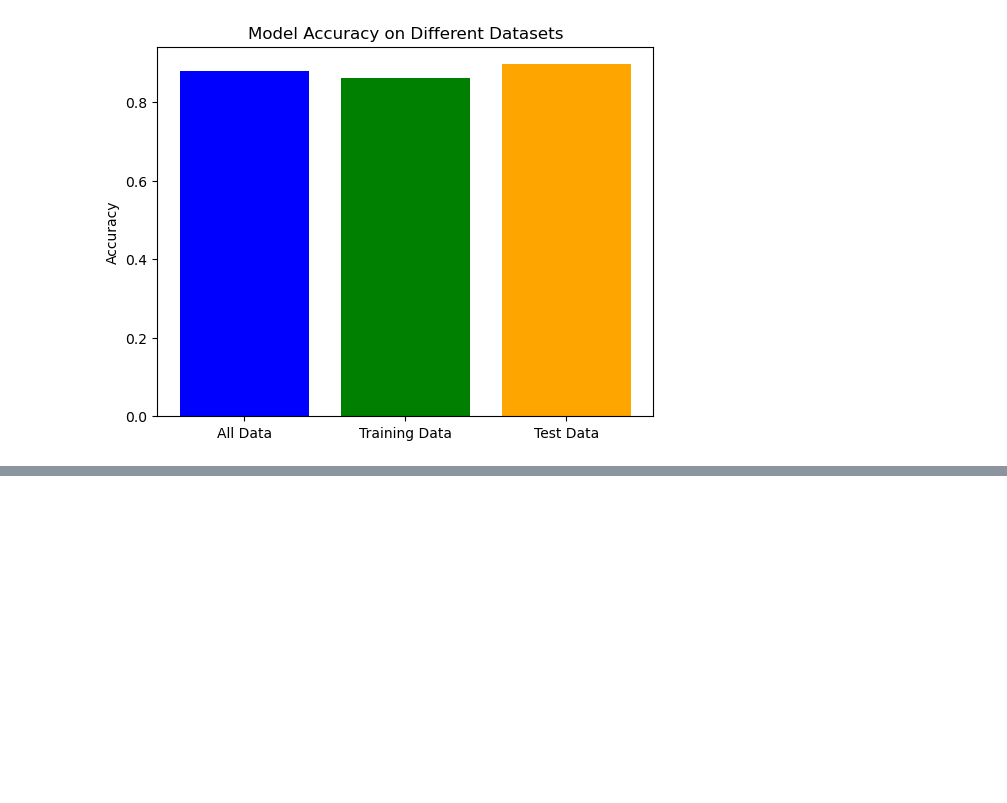
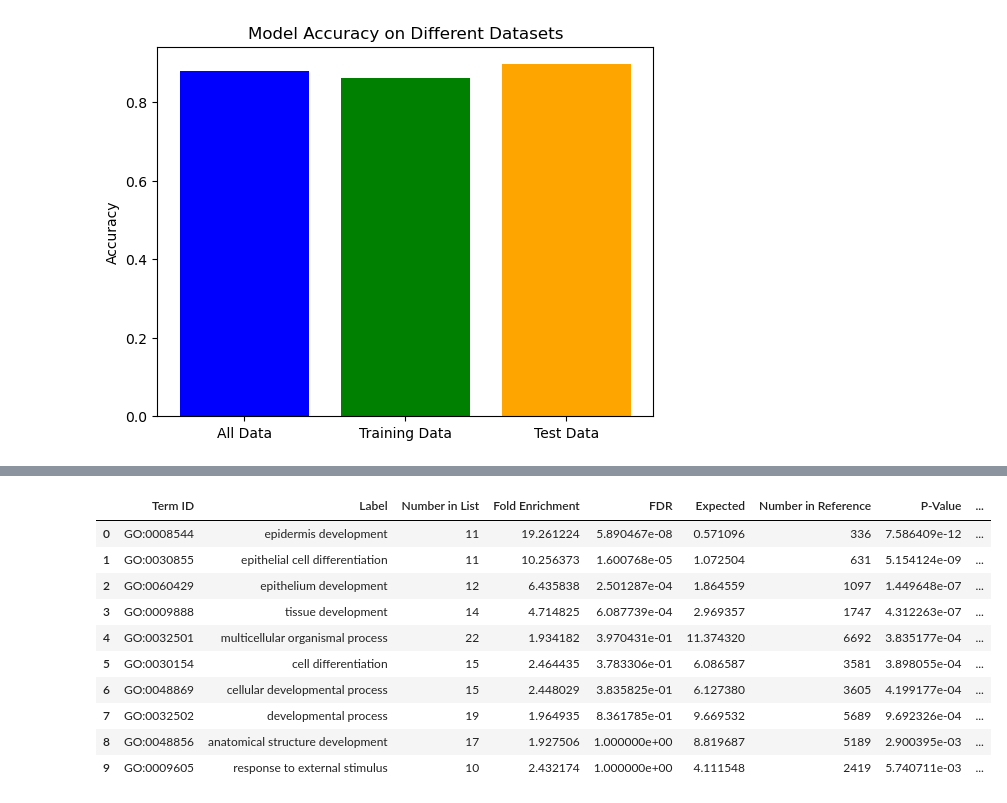
Before and after one commit to anniejs02/BIOINF-575-Project, a Jupyter notebook: Bioinf_575_Cancer_Subtypes_vp.ipynb, the cells around one changed output, grey strips where cells are left out. Cells and saved outputs as stored; diff of their text form; code cells hidden in the pictures; blank space fills up the shorter version.

```diff
--- a/Bioinf_575_Cancer_Subtypes_vp.ipynb
+++ b/Bioinf_575_Cancer_Subtypes_vp.ipynb
@@ -485,17 +416,0 @@ import goatools
-# %%
-from goatools.go_enrichment import GOEnrichmentStudy
-from goatools.obo_parser import GODag
-from goatools.associations import read_ncbi_gene2go
-import requests
-# URL for the GO Basic OBO file
-obo_url = "http://geneontology.org/ontology/go-basic.obo"
-
-# Download the OBO file
-response = requests.get(obo_url)
-
-if response.status_code == 200:
-    with open("go-basic.obo", "wb") as f:
-        f.write(response.content)
-    print("Download successful. OBO file saved as 'go-basic.obo'")
-else:
-    print(f"Failed")
@@ -723,0 +478,39 @@ plt.show()
+# %%
+data =output_high['results']
+df_data_high = []
+for entry in data['result']:
+    # Check if 'id' and 'label' keys exist in the 'term' dictionary
+    term_id = entry['term']['id'] if 'id' in entry['term'] else 'N/A'
+    term_label = entry['term']['label'] if 'label' in entry['term'] else 'N/A'
+
+    row = [
+        term_id,
+        term_label,
+        entry.get('number_in_list', 'N/A'),
+        entry.get('fold_enrichment', 'N/A'),
+        entry.get('fdr', 'N/A'),
+        entry.get('expected', 'N/A'),
+        entry.get('number_in_reference', 'N/A'),
+        entry.get('pValue', 'N/A'),
+        entry.get('plus_minus', 'N/A')
+    ]
+    if row[2] >= 10 and row[-2] < 0.01:
+        df_data_high.append(row)
+
+# Define DataFrame columns
+df_columns = ['Term ID', 'Label', 'Number in List', 'Fold Enrichment', 'FDR', 'Expected', 'Number in Reference', 'P-Value', 'Plus/Minus']
+df_highexpress_top50 = pd.DataFrame(df_data_high, columns=df_columns)
+    # Check for duplicate entries before appending
+df_highexpress_top50
+# %% [output]
+|  | Term ID | Label | Number in List | Fold Enrichment | FDR | Expected | Number in Reference | P-Value | ... |
+| 0 | GO:0008544 | epidermis development | 11 | 19.261224 | 5.890467e-08 | 0.571096 | 336 | 7.586409e-12 | ... |
+| 1 | GO:0030855 | epithelial cell differentiation | 11 | 10.256373 | 1.600768e-05 | 1.072504 | 631 | 5.154124e-09 | ... |
+| 2 | GO:0060429 | epithelium development | 12 | 6.435838 | 2.501287e-04 | 1.864559 | 1097 | 1.449648e-07 | ... |
+| 3 | GO:0009888 | tissue development | 14 | 4.714825 | 6.087739e-04 | 2.969357 | 1747 | 4.312263e-07 | ... |
+| 4 | GO:0032501 | multicellular organismal process | 22 | 1.934182 | 3.970431e-01 | 11.374320 | 6692 | 3.835177e-04 | ... |
+| 5 | GO:0030154 | cell differentiation | 15 | 2.464435 | 3.783306e-01 | 6.086587 | 3581 | 3.898055e-04 | ... |
+| 6 | GO:0048869 | cellular developmental process | 15 | 2.448029 | 3.835825e-01 | 6.127380 | 3605 | 4.199177e-04 | ... |
+| 7 | GO:0032502 | developmental process | 19 | 1.964935 | 8.361785e-01 | 9.669532 | 5689 | 9.692326e-04 | ... |
+| 8 | GO:0048856 | anatomical structure development | 17 | 1.927506 | 1.000000e+00 | 8.819687 | 5189 | 2.900395e-03 | ... |
+| 9 | GO:0009605 | response to external stimulus | 10 | 2.432174 | 1.000000e+00 | 4.111548 | 2419 | 5.740711e-03 | ... |
```
Also changed, not shown: parts of 41 cells of this notebook.
